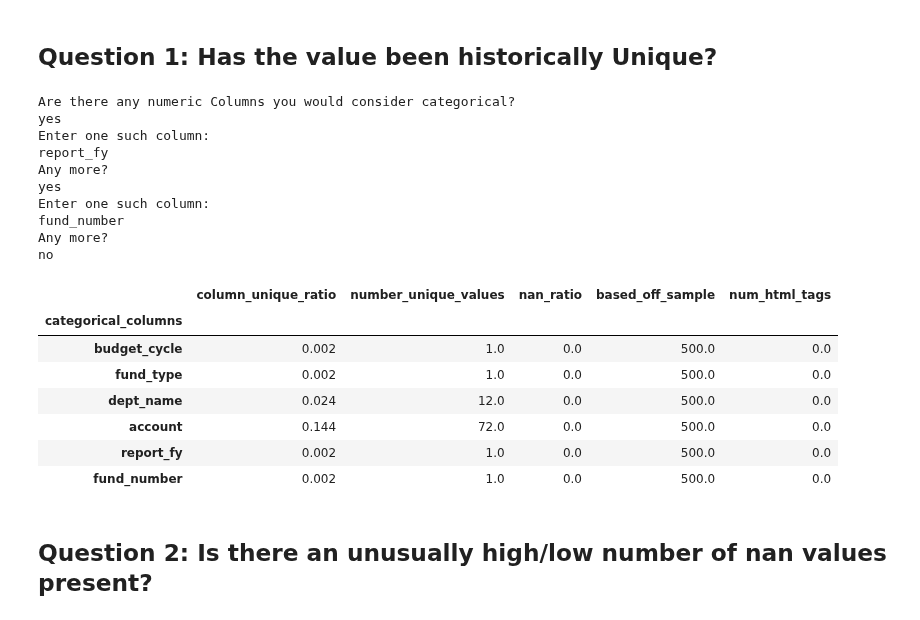
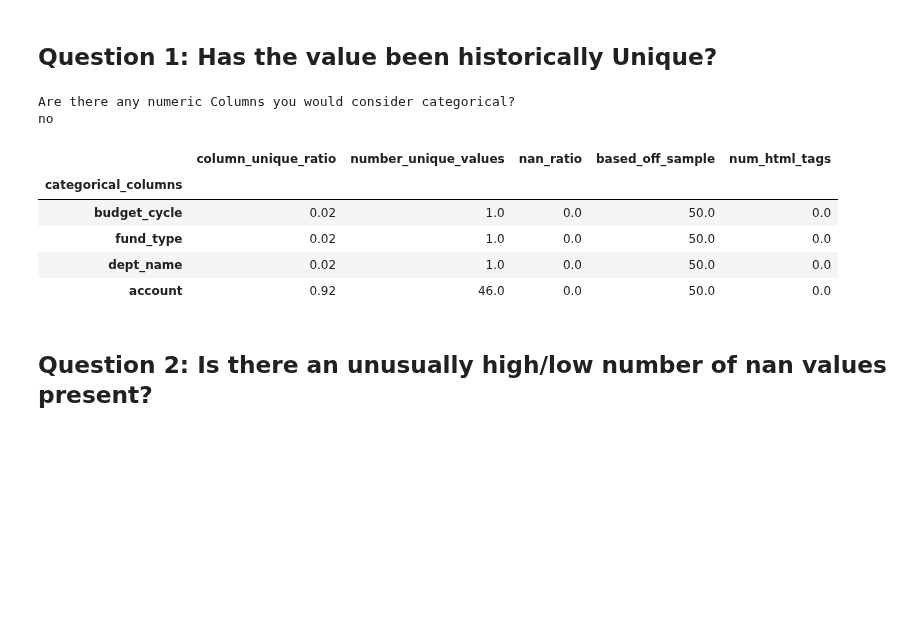
Before and after one commit to gilpasternak35/Likelihood, a Jupyter notebook: likelihood-public.ipynb, the cells around one changed output. Cells and saved outputs as stored; diff of their text form; code cells hidden in the pictures; blank space fills up the shorter version.

```diff
--- a/likelihood-public.ipynb
+++ b/likelihood-public.ipynb
@@ -644,48 +644,38 @@ def unique_ratio(surpriseFrame, categorical_columns):
     return ratios
 
 #Obtaining sample size for sake of metadata comparisons and possible p-value calculation PER sample size
 def sampleSizeArray(table, categorical_columns):
     array = np.array([])
     for i in categorical_columns:
         array = np.append(array, table.shape[0])
     return array
 
 # Builds DataFrame full of metadata off of given training set that is to be used for later comparisons
 def metaData(table):
         metadata_table = pd.DataFrame()
         categorical_cols = identifyCategorical(table)
         uniqueness = unique_ratio(table, categorical_cols)
 
         # Number and ratio of unique values to be used for detection of anomalies in the appearance of new values
         metadata_table = metadata_table.assign(categorical_columns = categorical_cols, column_unique_ratio = uniqueness)
         metadata_table = metadata_table.assign(number_unique_values = np.round(uniqueness*table.shape[0]))
         metadata_table = metadata_table.assign(nan_ratio = nan_ratio(table, categorical_cols)).set_index("categorical_columns")
 
         #obtaining sample size, number of html tags
         metadata_table = metadata_table.assign(based_off_sample = sampleSizeArray(table, categorical_cols) )
         metadata_table = metadata_table.assign(num_html_tags = contains_HTML(table, categorical_cols))
         return metadata_table
-metadata1 = metaData(table)
+metadata1 = metaData(table.head(50))
 metadata1
 # %% [output]
 Are there any numeric Columns you would consider categorical?
-yes
-Enter one such column:
-report_fy
-Any more?
-yes
-Enter one such column:
-fund_number
-Any more?
 no
 |  | column_unique_ratio | number_unique_values | nan_ratio | based_off_sample | num_html_tags |
 | categorical_columns |  |  |  |  |  |
-| budget_cycle | 0.002 | 1.0 | 0.0 | 500.0 | 0.0 |
-| fund_type | 0.002 | 1.0 | 0.0 | 500.0 | 0.0 |
-| dept_name | 0.024 | 12.0 | 0.0 | 500.0 | 0.0 |
-| account | 0.144 | 72.0 | 0.0 | 500.0 | 0.0 |
-| report_fy | 0.002 | 1.0 | 0.0 | 500.0 | 0.0 |
-| fund_number | 0.002 | 1.0 | 0.0 | 500.0 | 0.0 |
+| budget_cycle | 0.02 | 1.0 | 0.0 | 50.0 | 0.0 |
+| fund_type | 0.02 | 1.0 | 0.0 | 50.0 | 0.0 |
+| dept_name | 0.02 | 1.0 | 0.0 | 50.0 | 0.0 |
+| account | 0.92 | 46.0 | 0.0 | 50.0 | 0.0 |
 # %% [markdown]
 ## Question 2: Is there an unusually high/low number of nan values present?
 # %%
```
Also changed, not shown: parts of 2 cells of this notebook.
